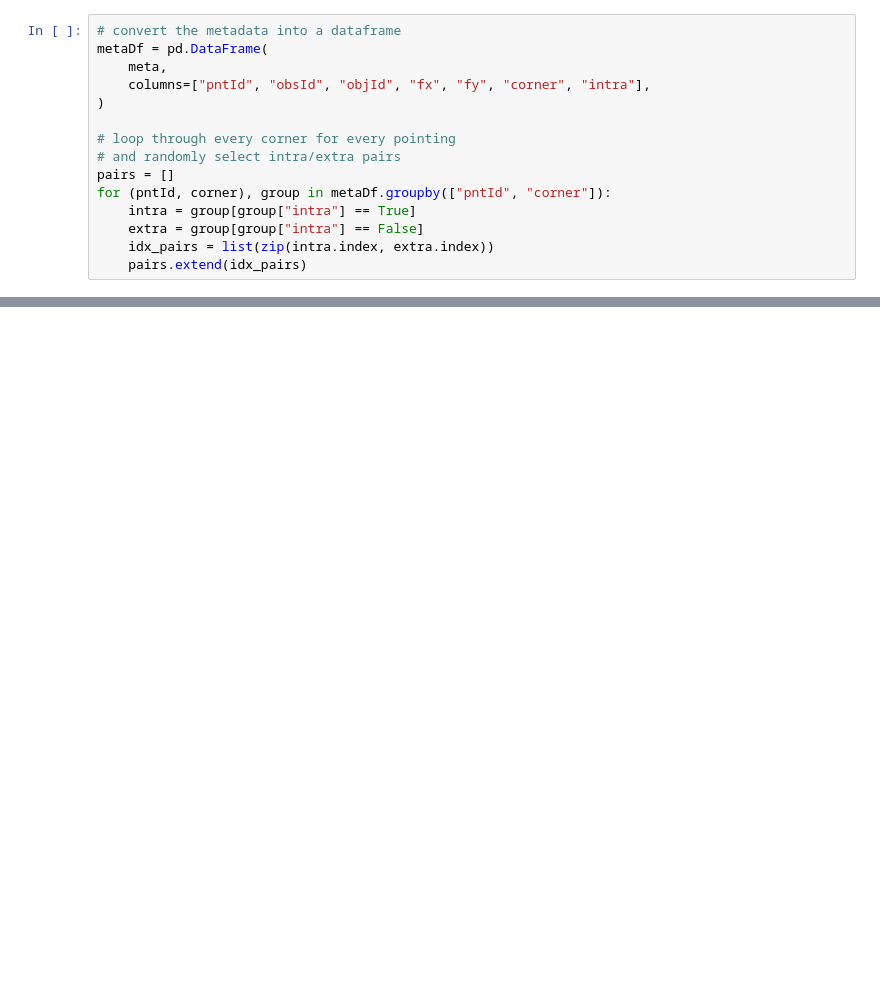
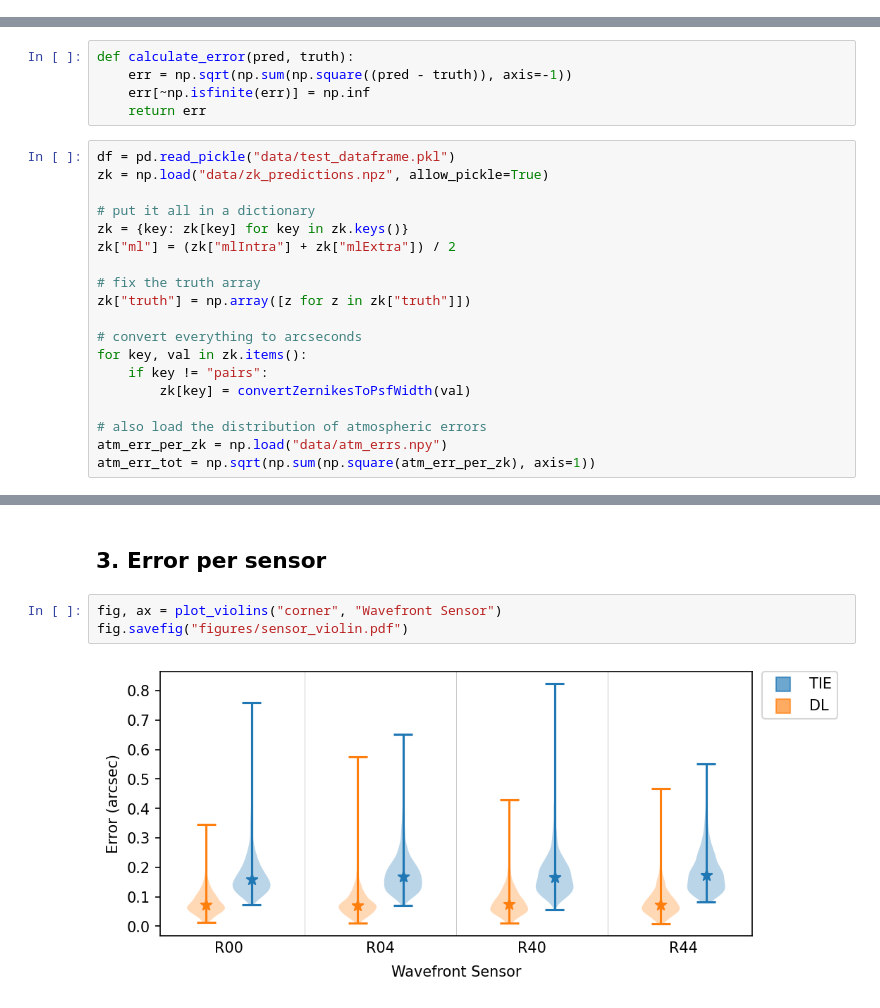
Before and after one commit to jfcrenshaw/aos_notebooks, a Jupyter notebook: ml_vs_tswep.ipynb, the cells around one changed output, grey strips where cells are left out. Saved outputs shown, nothing was run; the diff lists cells and outputs as text; blank space fills up the shorter version.

```diff
--- a/ml_vs_tswep.ipynb
+++ b/ml_vs_tswep.ipynb
@@ -45,15 +0,0 @@ KeyboardInterrupt:
-# %%
-# convert the metadata into a dataframe
-metaDf = pd.DataFrame(
-    meta,
-    columns=["pntId", "obsId", "objId", "fx", "fy", "corner", "intra"],
-)
-
-# loop through every corner for every pointing
-# and randomly select intra/extra pairs
-pairs = []
-for (pntId, corner), group in metaDf.groupby(["pntId", "corner"]):
-    intra = group[group["intra"] == True]
-    extra = group[group["intra"] == False]
-    idx_pairs = list(zip(intra.index, extra.index))
-    pairs.extend(idx_pairs)
@@ -83,0 +11,24 @@ for pair in pairs[:5]:
+# %%
+def calculate_error(pred, truth):
+    err = np.sqrt(np.sum(np.square((pred - truth)), axis=-1))
+    err[~np.isfinite(err)] = np.inf
+    return err
+# %%
+df = pd.read_pickle("data/test_dataframe.pkl")
+zk = np.load("data/zk_predictions.npz", allow_pickle=True)
+
+# put it all in a dictionary
+zk = {key: zk[key] for key in zk.keys()}
+zk["ml"] = (zk["mlIntra"] + zk["mlExtra"]) / 2
+
+# fix the truth array
+zk["truth"] = np.array([z for z in zk["truth"]])
+
+# convert everything to arcseconds
+for key, val in zk.items():
+    if key != "pairs":
+        zk[key] = convertZernikesToPsfWidth(val)
+
+# also load the distribution of atmospheric errors
+atm_err_per_zk = np.load("data/atm_errs.npy")
+atm_err_tot = np.sqrt(np.sum(np.square(atm_err_per_zk), axis=1))
@@ -83,0 +403,7 @@ for pair in pairs[:5]:
+# %% [markdown]
+## 3. Error per sensor
+# %%
+fig, ax = plot_violins("corner", "Wavefront Sensor")
+fig.savefig("figures/sensor_violin.pdf")
+# %% [output]
+[figure, added]
```
Also changed, not shown: parts of 36 cells of this notebook, 23 other files.
